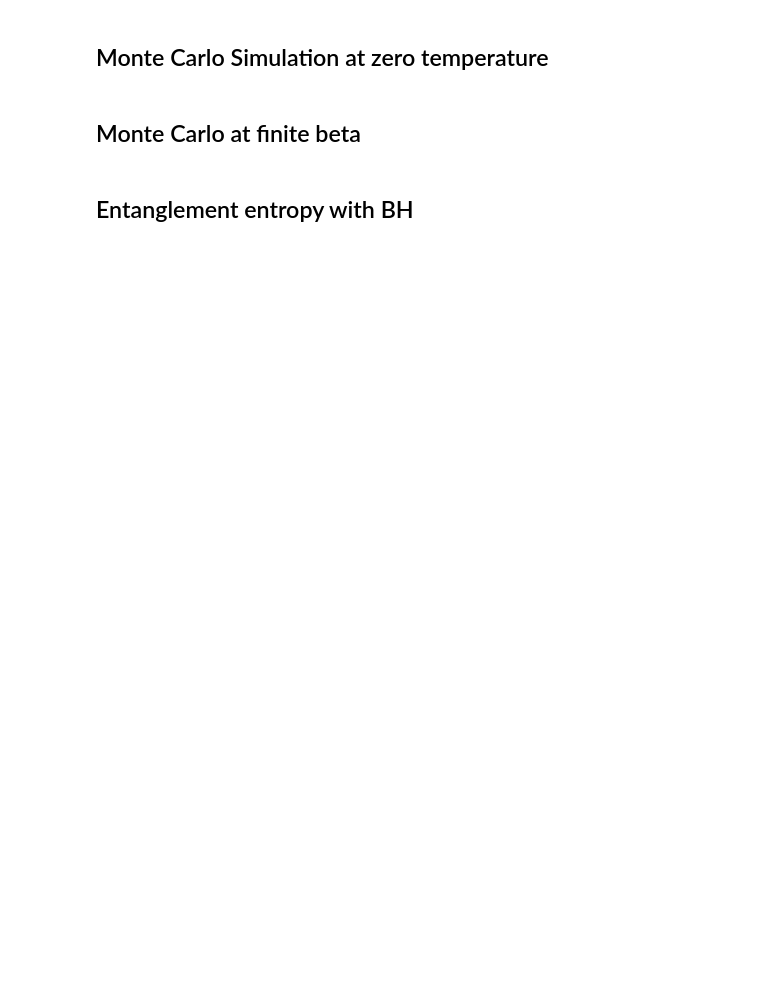
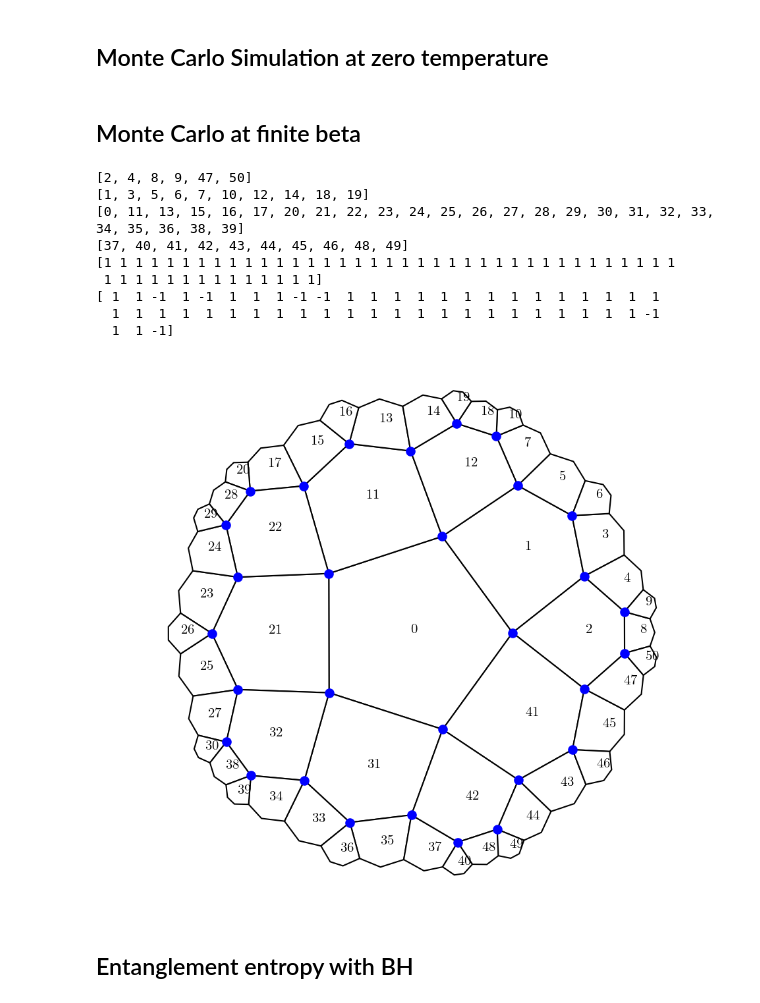
Before and after one commit to Alejo-Costa-Duran/HyperbolicFractonModel, a Jupyter notebook: Simulation.ipynb, the cells around one changed output. Cells and saved outputs as stored; diff of their text form; code cells hidden in the pictures; blank space fills up the shorter version.

```diff
--- a/Simulation.ipynb
+++ b/Simulation.ipynb
@@ -111,33 +148,84 @@ def generateBonds(spins, interaction, beta):
             prod *= spins[s]
         prob = 1-np.exp(-beta*prod-beta)
         rand = np.random.uniform()
         if rand<prob:
             bondsList[idx] = 1
     return bondsList
 
 def generateClusters(spins, bondsList, linksList, interaction):
     nSpins = len(spins)
     availableSpins = [i for i in range(nSpins)]
     clusters = []
     while nSpins!=0:
         seed = availableSpins[0]
         currentClusterTemp = [seed]
         currentCluster = [seed]
         availableSpins.remove(seed)
         while currentClusterTemp != []:
             site = currentClusterTemp[0]
             for l in linksList[site]:
                 if bondsList[l] ==1:
                     for s in interaction[l]:
                         if s not in currentCluster:
                             currentCluster.append(s)
                             currentClusterTemp.append(s)
                             if s in availableSpins:
                                 availableSpins.remove(s)
             currentClusterTemp.remove(site)
         nSpins -= len(currentCluster)
         clusters.append(currentCluster)
     return clusters
+
+def distinctVerticesGeods(model):
+    vertex_list = []
+    for pol in model.bulk:
+        vertices = model.lattice.get_vertices(pol)
+        for v in vertices:
+            add = True
+            for v0 in vertex_list:
+                if cmt.isclose(v,v0):
+                    add = False
+            if add:
+                vertex_list.append(v)
+
+    return vertex_list
+
+model = md.FractonModel(5,4,3)
+fig,ax = model.quick_plot()
+vertices = distinctVerticesGeods(model)
+geodesics = []
+for idx,c in enumerate(model.centers):
+    ax.text(c.real,c.imag,idx)
+for v in vertices:
+    ax.scatter(v.real,v.imag, color = 'b')
+    gList = []
+    for gIdx,g in enumerate(model.geodesicList):
+        #print(np.power(np.abs(v+g.center),2)-g.radius)
+        if round(np.power(np.abs(v+g.center),2)-g.radius,10) == 0:
+            gList.append(gIdx)
+    geodesics.append(gList)
+
+test1 = model.geodesicList[geodesics[0][0]].vect_inside()(model.centers)
+inside1 = [idx for idx in range(len(model.lattice)) if test1[idx]==-1]
+
+test2 = model.geodesicList[geodesics[0][1]].vect_inside()(model.centers)
+inside2 = [idx for idx in range(len(model.lattice)) if test2[idx]==-1]
+
+firstCuadrant = [idx for idx in range(len(model.lattice)) if idx in inside1 and idx in inside2]
+secondCuadrant = [idx for idx in range(len(model.lattice)) if idx in inside1 and idx not in inside2]
+thirdCuadrant = [idx for idx in range(len(model.lattice)) if idx not in inside1 and idx not in inside2]
+fourthCuadrant = [idx for idx in range(len(model.lattice)) if idx not in inside1 and idx in inside2]
+# %% [output]
+[2, 4, 8, 9, 47, 50]
+[1, 3, 5, 6, 7, 10, 12, 14, 18, 19]
+[0, 11, 13, 15, 16, 17, 20, 21, 22, 23, 24, 25, 26, 27, 28, 29, 30, 31, 32, 33, 34, 35, 36, 38, 39]
+[37, 40, 41, 42, 43, 44, 45, 46, 48, 49]
+[1 1 1 1 1 1 1 1 1 1 1 1 1 1 1 1 1 1 1 1 1 1 1 1 1 1 1 1 1 1 1 1 1 1 1 1 1
+ 1 1 1 1 1 1 1 1 1 1 1 1 1 1]
+[ 1  1 -1  1 -1  1  1  1 -1 -1  1  1  1  1  1  1  1  1  1  1  1  1  1  1
+  1  1  1  1  1  1  1  1  1  1  1  1  1  1  1  1  1  1  1  1  1  1  1 -1
+  1  1 -1]
+[figure, added]
 # %%
 model  = md.FractonModel(5,4,6)
 beta_list = 1/np.linspace(0.0,2.0,10)
```
Also changed, not shown: parts of 8 cells of this notebook, 3 other files.
